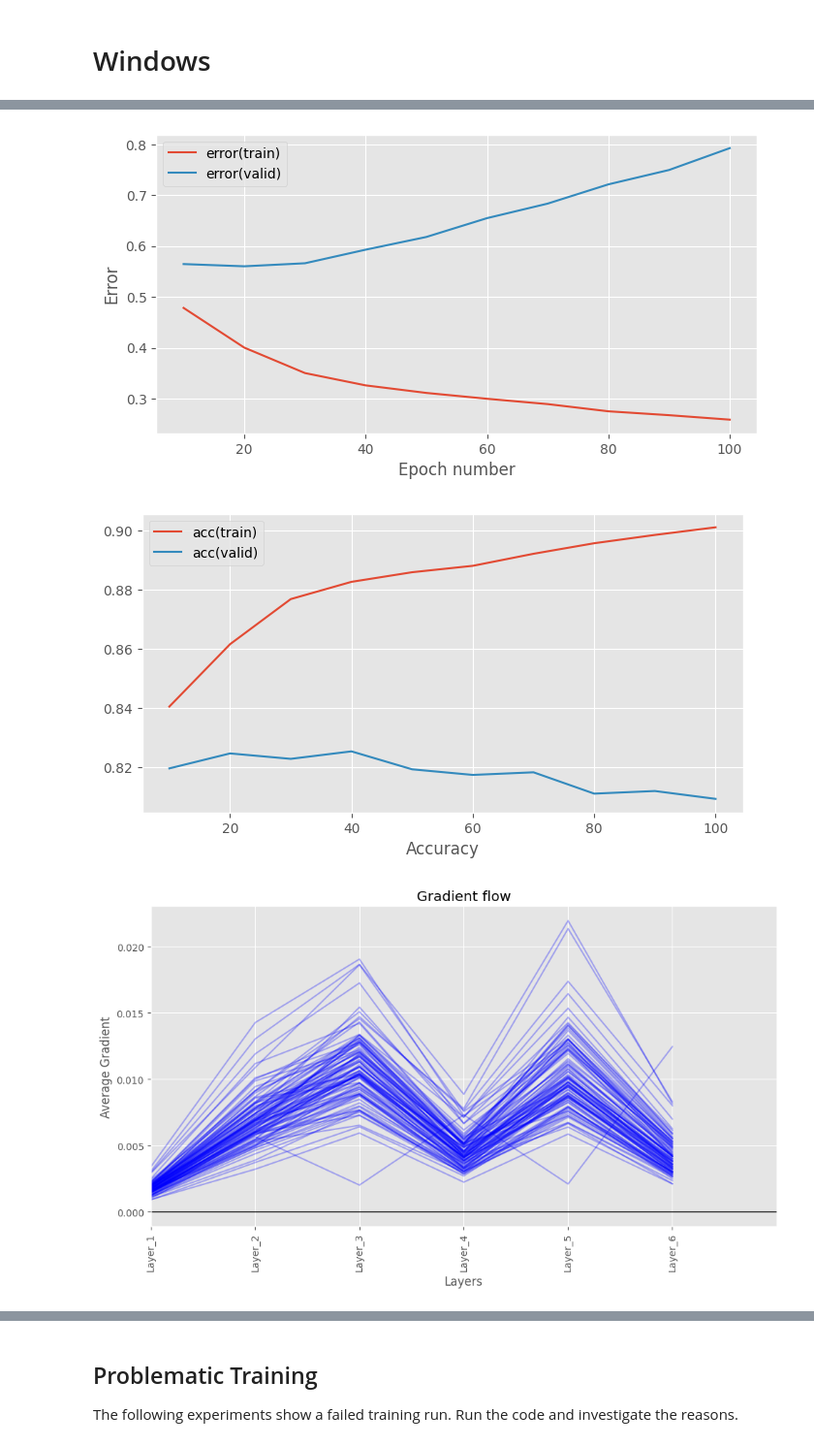
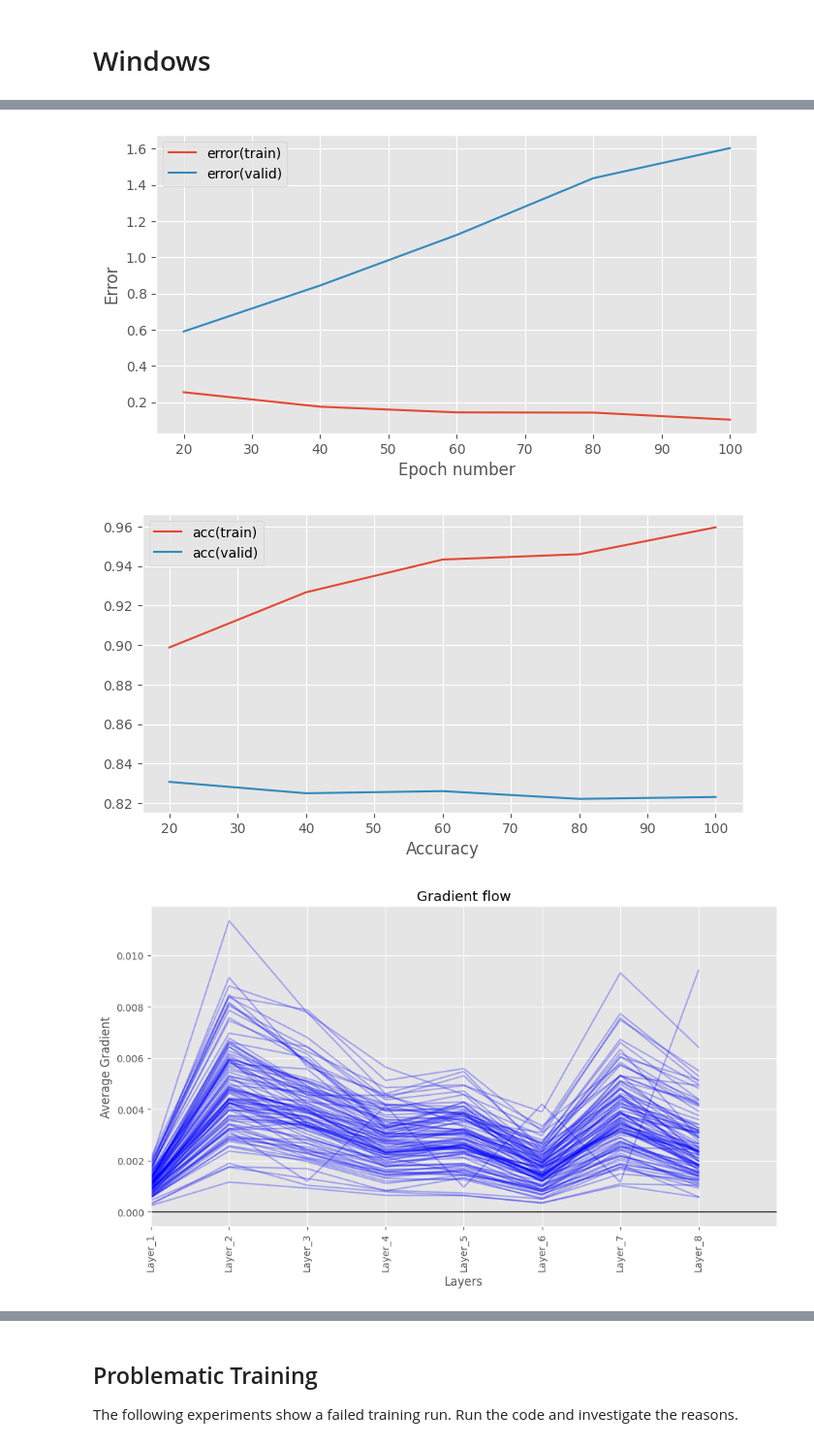
Before and after one commit to Ace0x/mlpractical, a Jupyter notebook: notebooks/Coursework_1.ipynb, the cells around one changed output, grey strips where cells are left out. Shown at 97% size. Drawn from its saved outputs; the diff is of its cells as text; code cells hidden in the pictures.

```diff
--- a/notebooks/Coursework_1.ipynb
+++ b/notebooks/Coursework_1.ipynb
@@ -146,8 +288,8 @@ Epoch 100: 0.3s to complete
 # Setup hyperparameters
 learning_rate = 0.001
 num_epochs = 100
-stats_interval = 10
-input_dim, output_dim, hidden_dim = 784, 47, 64
+stats_interval = 20
+input_dim, output_dim, hidden_dim = 784, 47, 128 # changed hidden dim to 128
 
 weights_init = GlorotUniformInit(rng=rng)
 biases_init = ConstantInit(0.)
@@ -157,6 +299,8 @@ model = MultipleLayerModel([
     AffineLayer(input_dim, hidden_dim, weights_init, biases_init), # first hidden layer
     ReluLayer(),
     AffineLayer(hidden_dim, hidden_dim, weights_init, biases_init), # second hidden layer
+    ReluLayer(),
+    AffineLayer(hidden_dim, hidden_dim, weights_init, biases_init), # third hidden layer
     ReluLayer(),
     AffineLayer(hidden_dim, output_dim, weights_init, biases_init) # output layer
 ])
@@ -192,3 +326,3 @@ Epoch 100: 0.4s to complete
-[figure, old version]
+[figure, new version]
-[figure, old version]
+[figure, new version]
-[figure, old version]
+[figure, new version]
```
Also changed, not shown: parts of 13 cells of this notebook, 2 other files.
